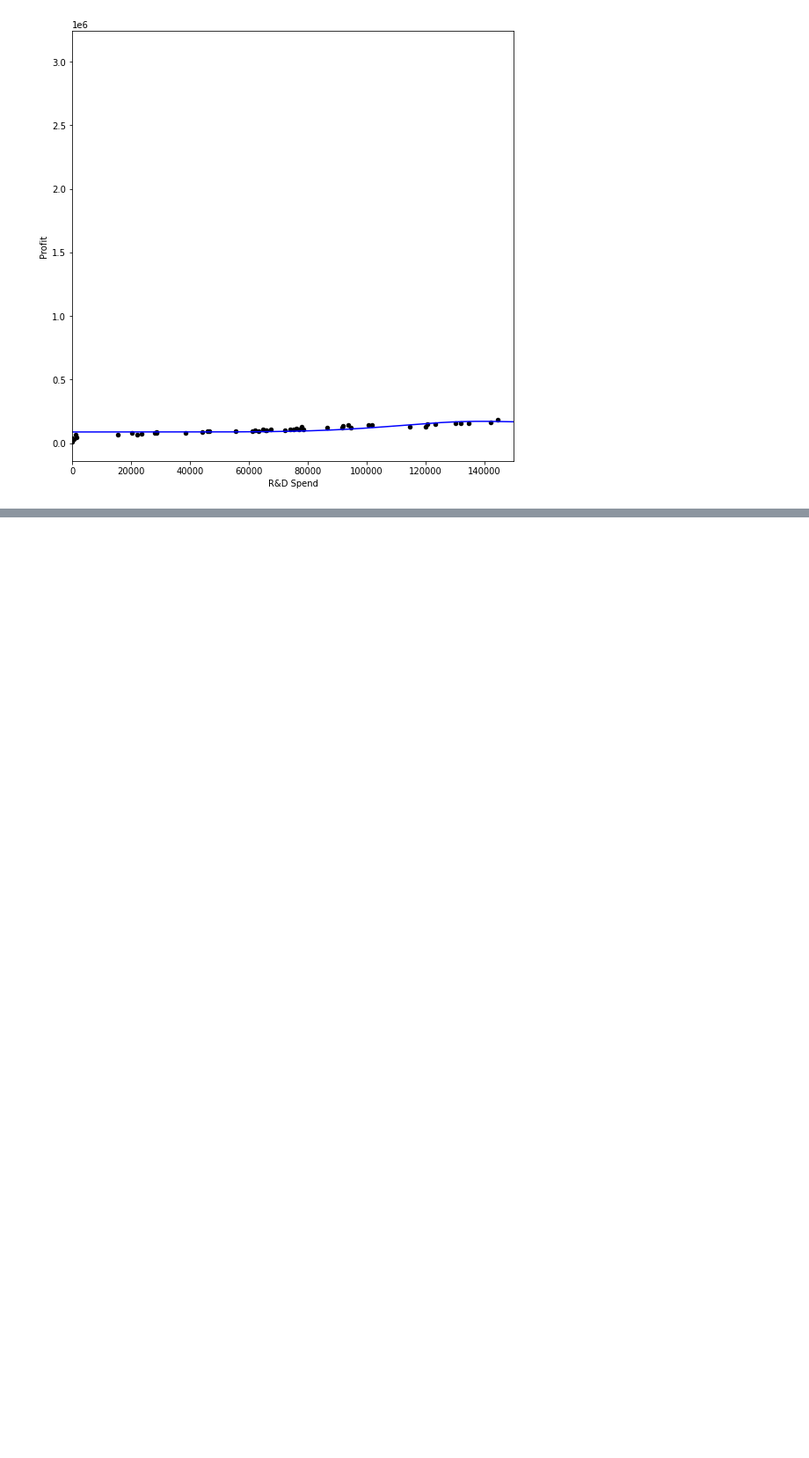
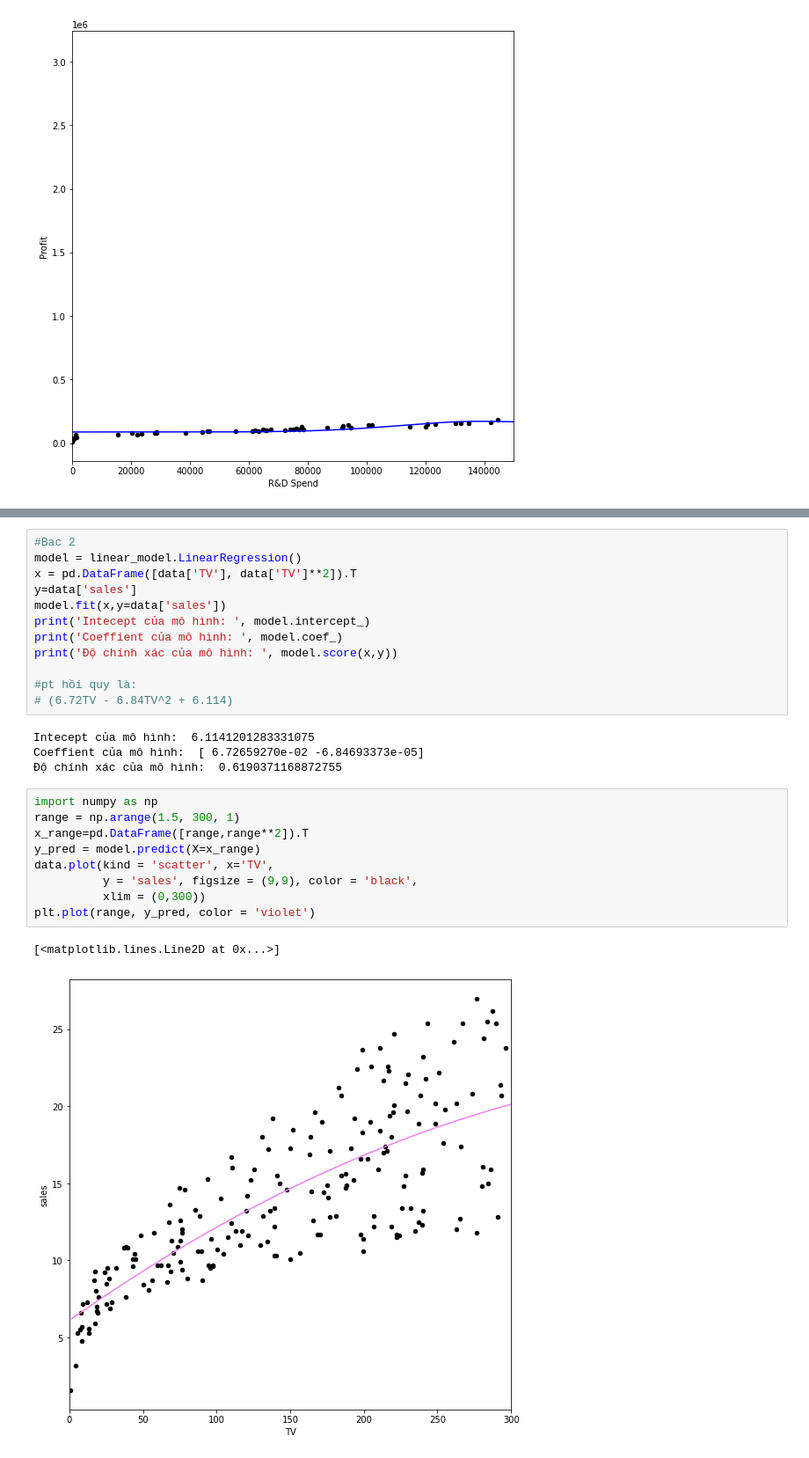
Before and after one commit to Steel3264/AI, a Jupyter notebook: AI_W7_17_03_23.ipynb, the cells around one changed output, grey strips where cells are left out. Shown at 88% size. Drawn from its saved outputs; the diff is of its cells as text; blank space fills up the shorter version.

```diff
--- a/AI_W7_17_03_23.ipynb
+++ b/AI_W7_17_03_23.ipynb
@@ -263,0 +336,28 @@ plt.plot(range, y_pred, color = 'blue')
+# %%
+#Bac 2
+model = linear_model.LinearRegression()
+x = pd.DataFrame([data['TV'], data['TV']**2]).T
+y=data['sales']
+model.fit(x,y=data['sales'])
+print('Intecept của mô hình: ', model.intercept_)
+print('Coeffient của mô hình: ', model.coef_)
+print('Độ chính xác của mô hình: ', model.score(x,y))
+
+#pt hồi quy là:
+# (6.72TV - 6.84TV^2 + 6.114)
+# %% [output]
+Intecept của mô hình:  6.1141201283331075
+Coeffient của mô hình:  [ 6.72659270e-02 -6.84693373e-05]
+Độ chính xác của mô hình:  0.6190371168872755
+# %%
+import numpy as np
+range = np.arange(1.5, 300, 1)
+x_range=pd.DataFrame([range,range**2]).T
+y_pred = model.predict(X=x_range)
+data.plot(kind = 'scatter', x='TV',
+          y = 'sales', figsize = (9,9), color = 'black',
+          xlim = (0,300))
+plt.plot(range, y_pred, color = 'violet')
+# %% [output]
+[<matplotlib.lines.Line2D at 0x...>]
+[figure, added]
```
Also changed, not shown: parts of 8 cells of this notebook.
